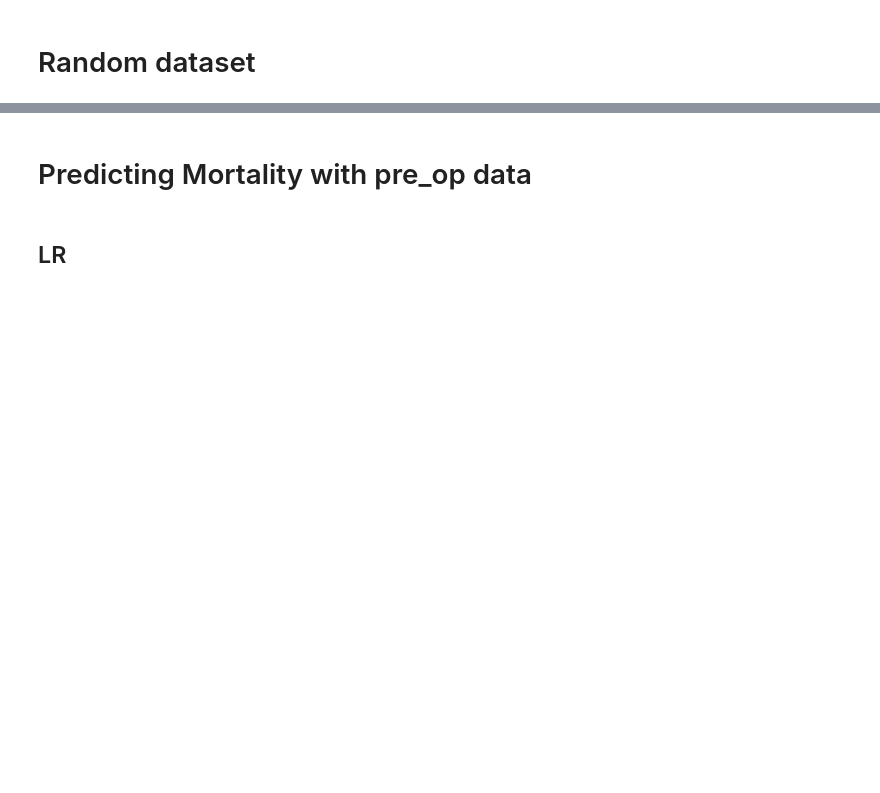
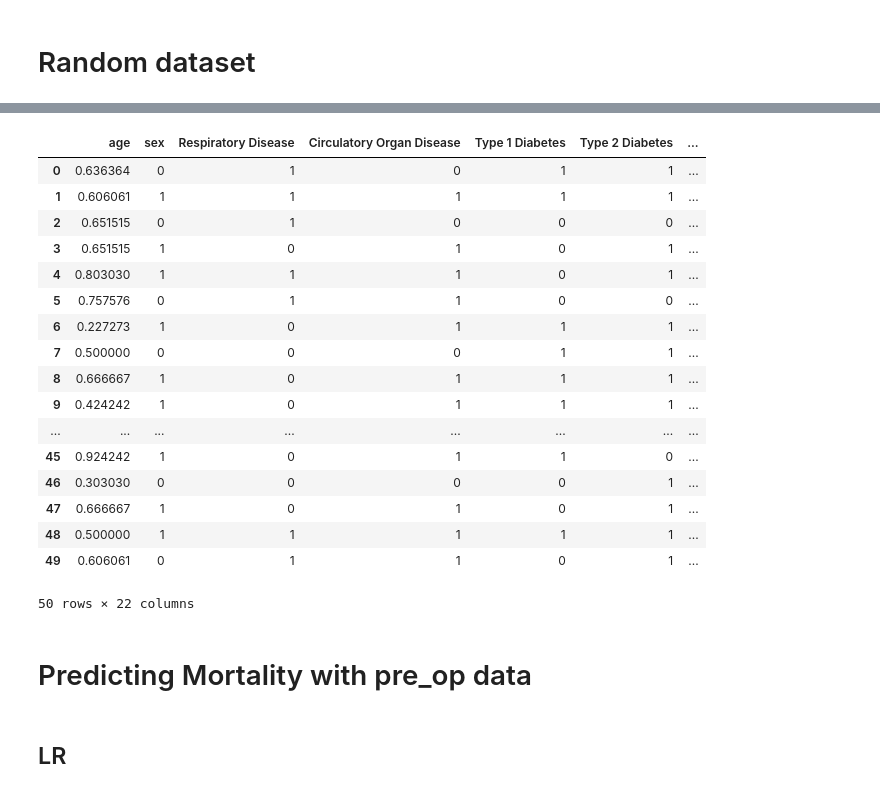
Before and after one commit to DitteGilsfeldt/Organ_Failure_Following_Cardiac_Surgery, a Jupyter notebook: Kode/pre_data.ipynb, the cells around one changed output, grey strips where cells are left out. Saved outputs shown, nothing was run; the diff lists cells and outputs as text; code cells hidden in the pictures; blank space fills up the shorter version.

```diff
--- a/Kode/pre_data.ipynb
+++ b/Kode/pre_data.ipynb
@@ -34,3 +56,31 @@ y = pre_op['Død inden for 1 år af operation']
+# %%
+def minmax_scale(df, scale_cols):
+    scaler = MinMaxScaler()
+    for col in scale_cols:
+        df[col] = pd.DataFrame(scaler.fit_transform(pd.DataFrame(df[col])),columns=[col])
+    return df
+# %%
+scale_cols = ['age','Vægt', 'Hæmoglobin', 'Leukocytter','Trombocytter']
+minmax_scale(X, scale_cols)
+# %% [output]
+|  | age | sex | Respiratory Disease | Circulatory Organ Disease | Type 1 Diabetes | Type 2 Diabetes | ... |
+| 0 | 0.636364 | 0 | 1 | 0 | 1 | 1 | ... |
+| 1 | 0.606061 | 1 | 1 | 1 | 1 | 1 | ... |
+| 2 | 0.651515 | 0 | 1 | 0 | 0 | 0 | ... |
+| 3 | 0.651515 | 1 | 0 | 1 | 0 | 1 | ... |
+| 4 | 0.803030 | 1 | 1 | 1 | 0 | 1 | ... |
+| 5 | 0.757576 | 0 | 1 | 1 | 0 | 0 | ... |
+| 6 | 0.227273 | 1 | 0 | 1 | 1 | 1 | ... |
+| 7 | 0.500000 | 0 | 0 | 0 | 1 | 1 | ... |
+| 8 | 0.666667 | 1 | 0 | 1 | 1 | 1 | ... |
+| 9 | 0.424242 | 1 | 0 | 1 | 1 | 1 | ... |
+| ... | ... | ... | ... | ... | ... | ... | ... |
+| 45 | 0.924242 | 1 | 0 | 1 | 1 | 0 | ... |
+| 46 | 0.303030 | 0 | 0 | 0 | 0 | 1 | ... |
+| 47 | 0.666667 | 1 | 0 | 1 | 0 | 1 | ... |
+| 48 | 0.500000 | 1 | 1 | 1 | 1 | 1 | ... |
+| 49 | 0.606061 | 0 | 1 | 1 | 0 | 1 | ... |
+50 rows × 22 columns
 # %% [markdown]
 # Predicting Mortality with pre_op data
 # %% [markdown]
```
Also changed, not shown: parts of 6 cells of this notebook.
